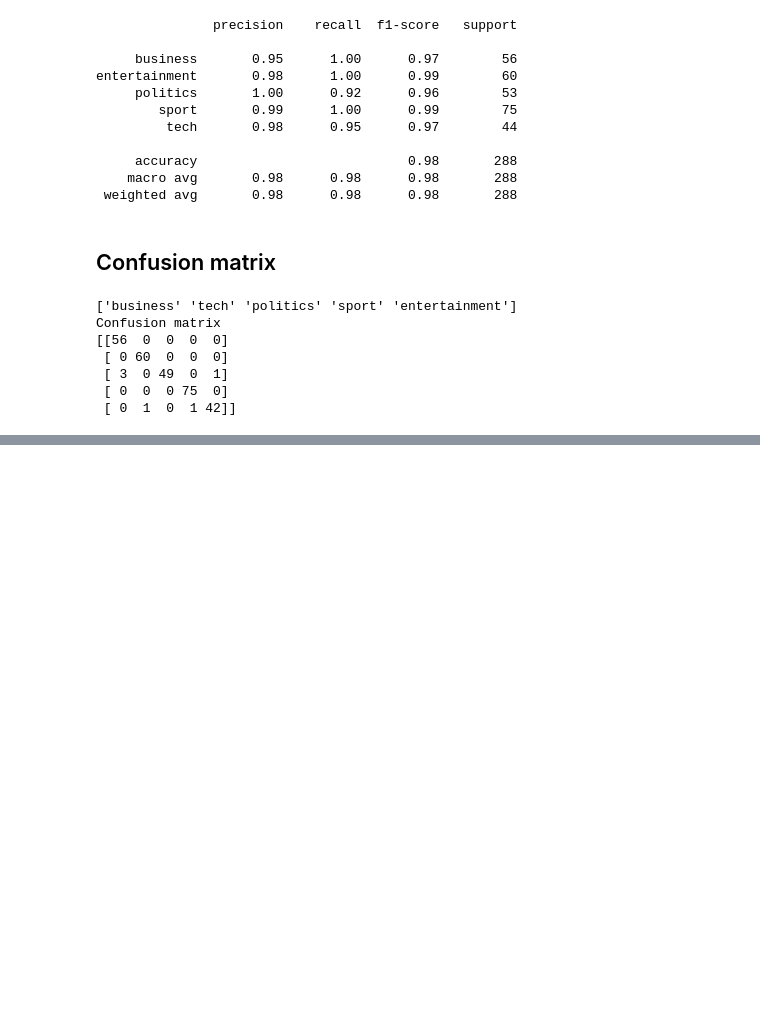
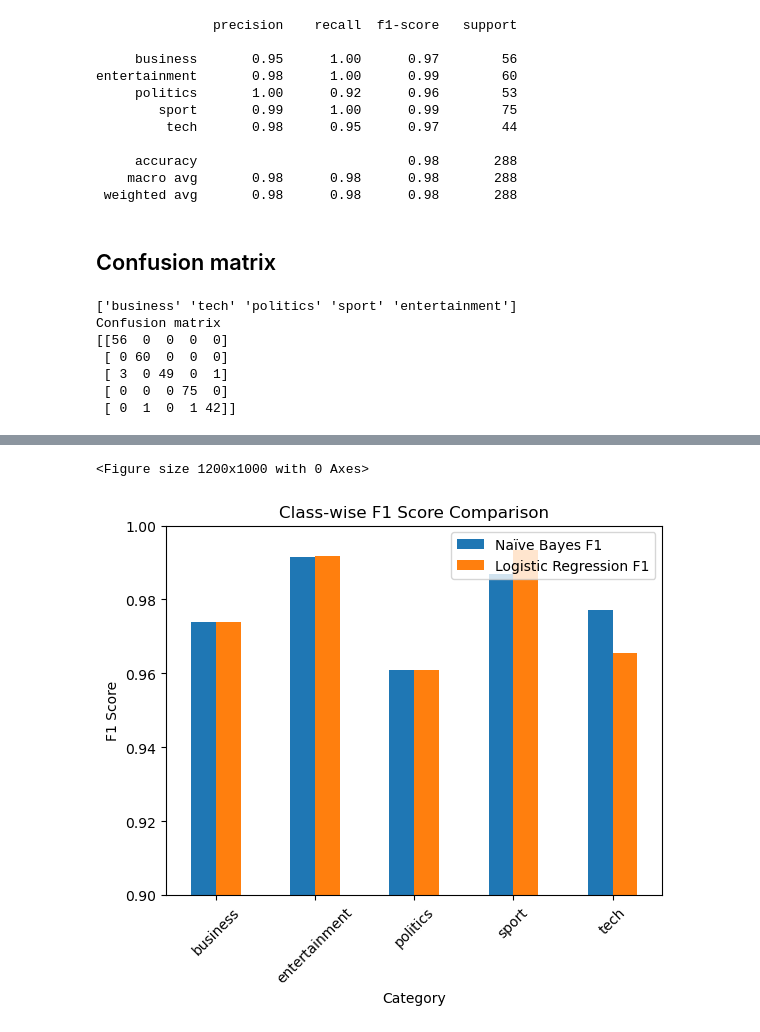
Before and after one commit to thapanirajan/AML_Coursework, a Jupyter notebook: Untitled.ipynb, the cells around one changed output, grey strips where cells are left out. Saved outputs shown, nothing was run; the diff lists cells and outputs as text; code cells hidden in the pictures; blank space fills up the shorter version.

```diff
--- a/Untitled.ipynb
+++ b/Untitled.ipynb
@@ -440,0 +459,4 @@ plt.show()
+# %%
+# Extracting evaluation matrix
+nb_report = classification_report(y_val, nb_predictions, output_dict=True)
+lr_report = classification_report(y_val, lr_prediction, output_dict=True)
@@ -440,0 +490,10 @@ plt.show()
+# %%
+classes = list(nb_report.keys())[:-3]
+
+class_f1_df = pd.DataFrame({
+    "Category": classes,
+    "Naïve Bayes F1": [nb_report[c]["f1-score"] for c in classes],
+    "Logistic Regression F1": [lr_report[c]["f1-score"] for c in classes]
+})
+
+class_f1_df
@@ -440,0 +507,11 @@ plt.show()
+# %%
+plt.figure(figsize=(12,10))
+class_f1_df.set_index("Category").plot(kind="bar")
+plt.title("Class-wise F1 Score Comparison")
+plt.ylabel("F1 Score")
+plt.ylim(0.9, 1.0)
+plt.xticks(rotation=45)
+plt.show()
+# %% [output]
+<Figure size 1200x1000 with 0 Axes>
+[figure, added]
```
Also changed, not shown: parts of 6 cells of this notebook.
